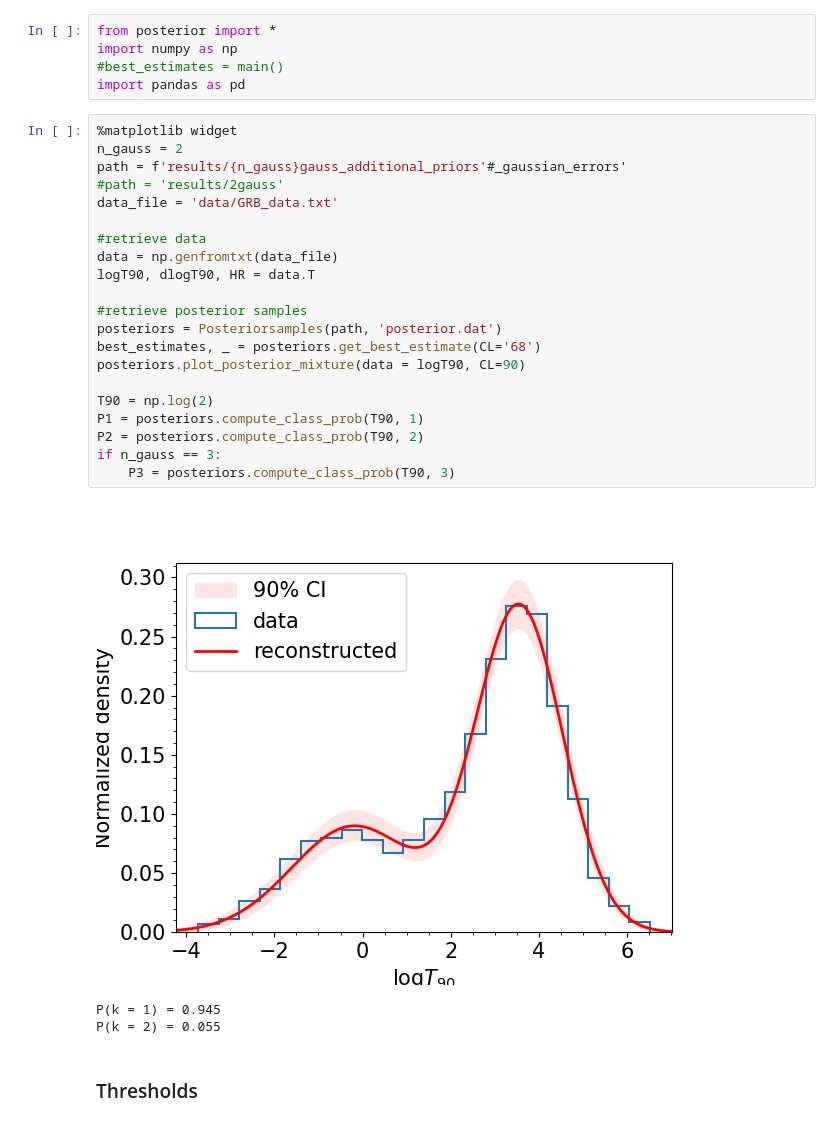
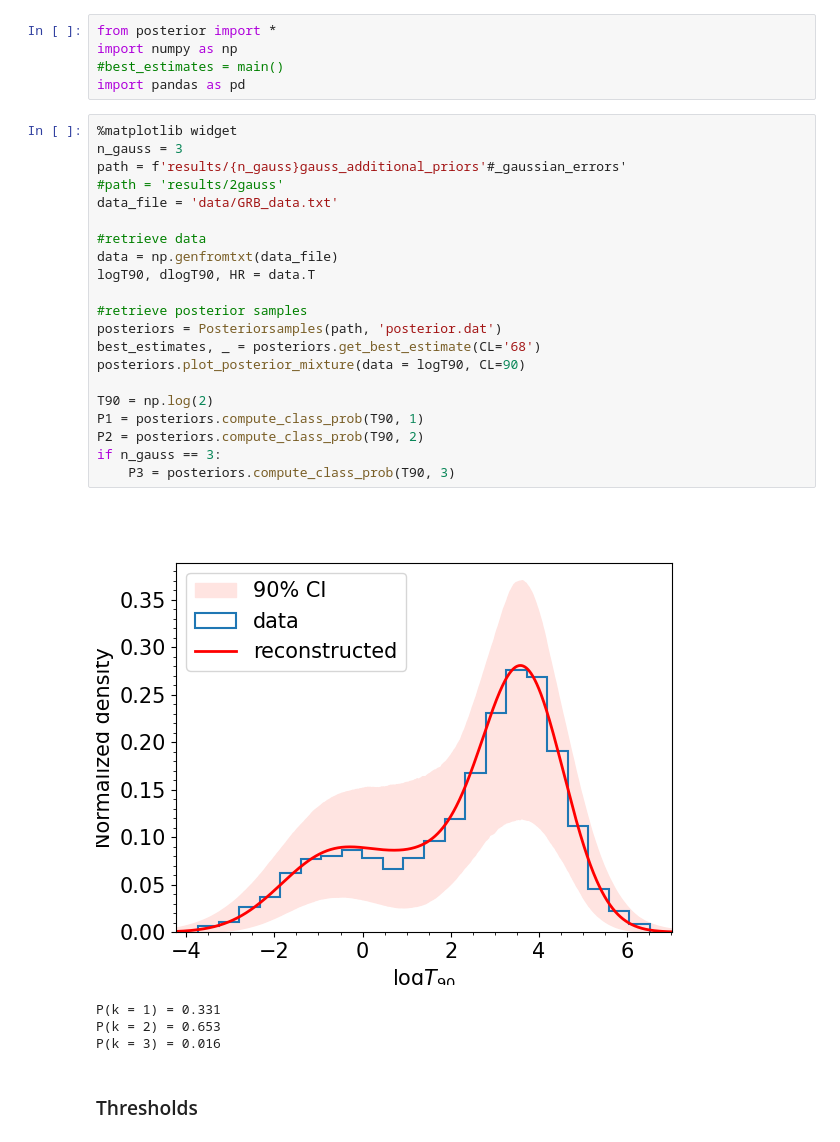
Before and after one commit to fdesanti/nested_sampling, a Jupyter notebook: posterior_analysis.ipynb, the cells around one changed output. Saved outputs shown, nothing was run; the diff lists cells and outputs as text.

```diff
--- a/posterior_analysis.ipynb
+++ b/posterior_analysis.ipynb
@@ -5,29 +5,30 @@ import numpy as np
 import pandas as pd
 # %%
 %matplotlib widget
-n_gauss = 2
+n_gauss = 3
 path = f'results/{n_gauss}gauss_additional_priors'#_gaussian_errors'
 #path = 'results/2gauss'
 data_file = 'data/GRB_data.txt'
 
 #retrieve data
 data = np.genfromtxt(data_file)
 logT90, dlogT90, HR = data.T
 
 #retrieve posterior samples
 posteriors = Posteriorsamples(path, 'posterior.dat')
 best_estimates, _ = posteriors.get_best_estimate(CL='68')
 posteriors.plot_posterior_mixture(data = logT90, CL=90)
 
 T90 = np.log(2)
 P1 = posteriors.compute_class_prob(T90, 1)
 P2 = posteriors.compute_class_prob(T90, 2)
 if n_gauss == 3:
     P3 = posteriors.compute_class_prob(T90, 3)
 # %% [output]
-[figure, old version]
+[figure, new version]
-P(k = 1) = 0.945
-P(k = 2) = 0.055
+P(k = 1) = 0.331
+P(k = 2) = 0.653
+P(k = 3) = 0.016
 # %% [markdown]
 ### Thresholds
 # %%
```
Also changed, not shown: parts of 2 cells of this notebook, 2 other files.
